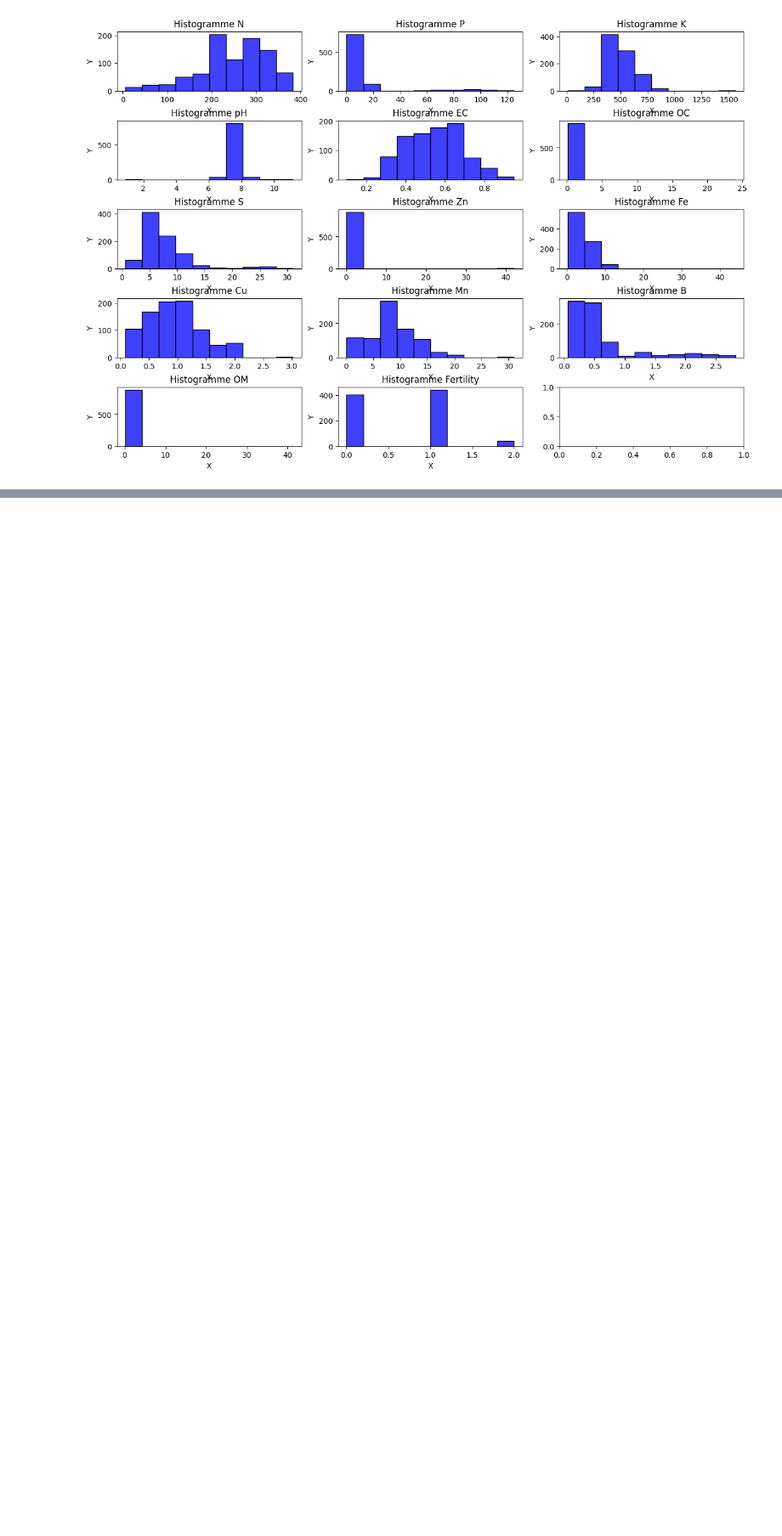
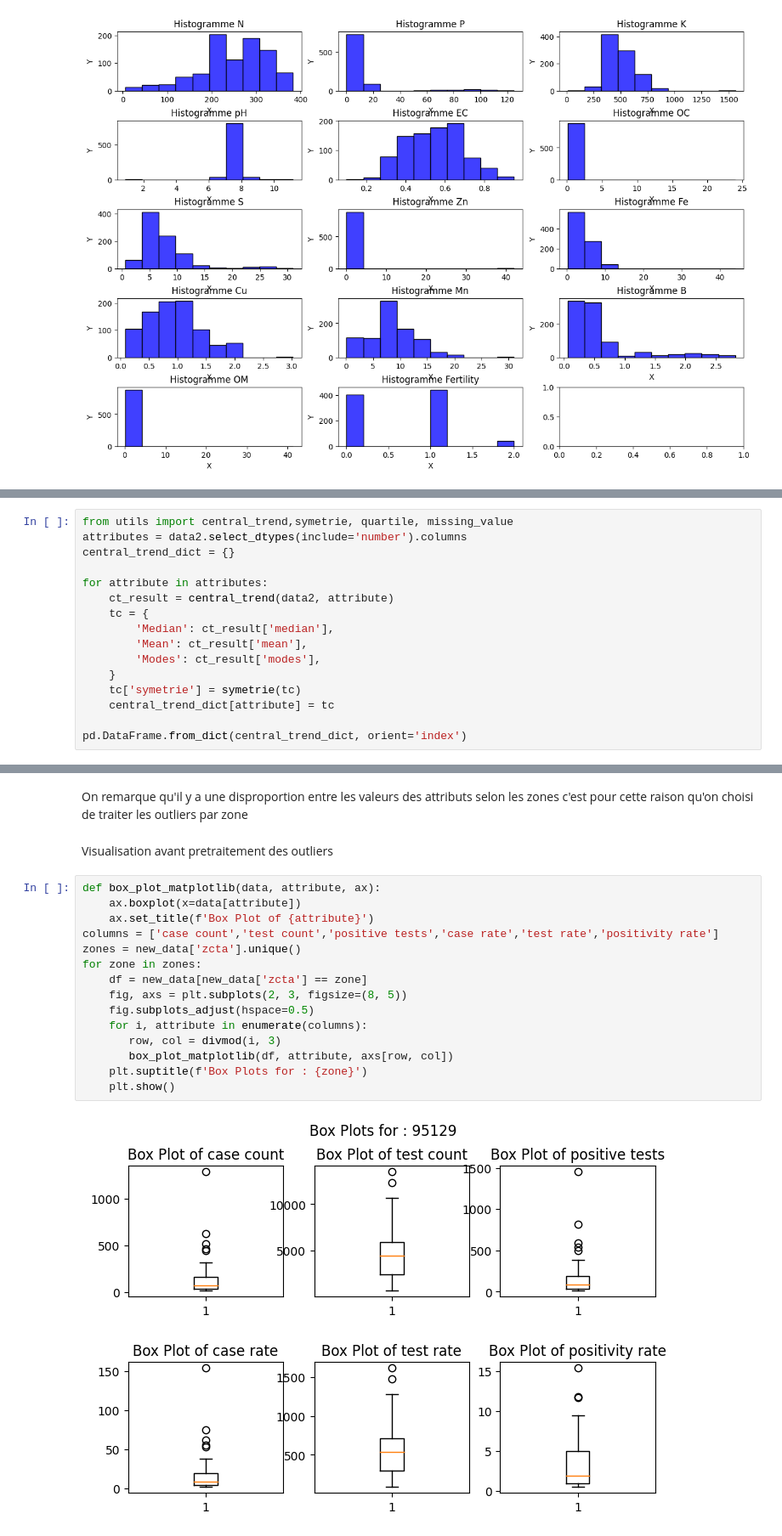
Before and after one commit to Katia-LOUNAS/Data_Mining, a Jupyter notebook: Preprocessing.ipynb, the cells around one changed output, grey strips where cells are left out. Shown at 85% size. Saved outputs shown, nothing was run; the diff lists cells and outputs as text; blank space fills up the shorter version.

```diff
--- a/Preprocessing.ipynb
+++ b/Preprocessing.ipynb
@@ -150,0 +220,16 @@ plt.show()
+# %%
+from utils import central_trend,symetrie, quartile, missing_value
+attributes = data2.select_dtypes(include='number').columns
+central_trend_dict = {}
+
+for attribute in attributes:
+    ct_result = central_trend(data2, attribute)
+    tc = {
+        'Median': ct_result['median'],
+        'Mean': ct_result['mean'],
+        'Modes': ct_result['modes'],
+    }
+    tc['symetrie'] = symetrie(tc)
+    central_trend_dict[attribute] = tc
+
+pd.DataFrame.from_dict(central_trend_dict, orient='index')
@@ -150,0 +276,21 @@ plt.show()
+# %% [markdown]
+On remarque qu'il y a une disproportion entre les valeurs des attributs selon les zones c'est pour cette raison qu'on choisi de traiter les outliers par zone
+# %% [markdown]
+Visualisation avant pretraitement des outliers
+# %%
+def box_plot_matplotlib(data, attribute, ax):
+    ax.boxplot(x=data[attribute])
+    ax.set_title(f'Box Plot of {attribute}')
+columns = ['case count','test count','positive tests','case rate','test rate','positivity rate']
+zones = new_data['zcta'].unique()
+for zone in zones:
+    df = new_data[new_data['zcta'] == zone]
+    fig, axs = plt.subplots(2, 3, figsize=(8, 5))
+    fig.subplots_adjust(hspace=0.5)
+    for i, attribute in enumerate(columns):
+       row, col = divmod(i, 3)
+       box_plot_matplotlib(df, attribute, axs[row, col])
+    plt.suptitle(f'Box Plots for : {zone}')
+    plt.show()
+# %% [output]
+[figure, added]
```
Also changed, not shown: parts of 16 cells of this notebook, 1 other file.
